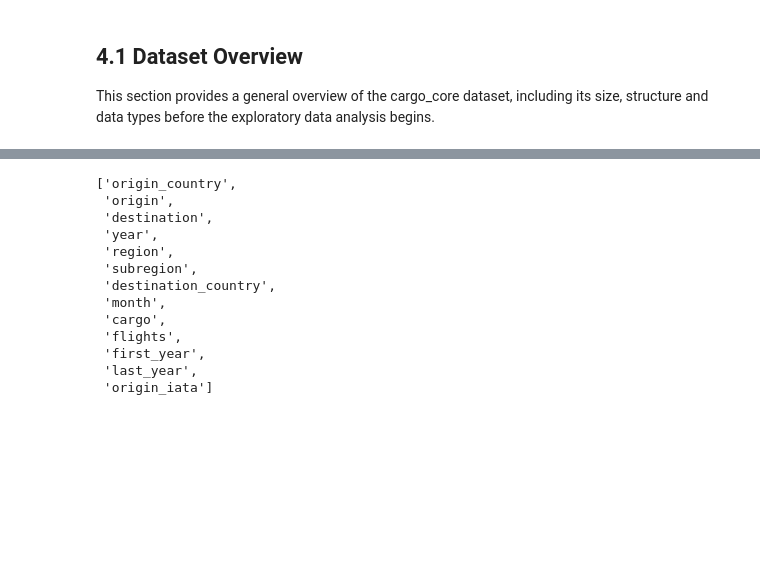
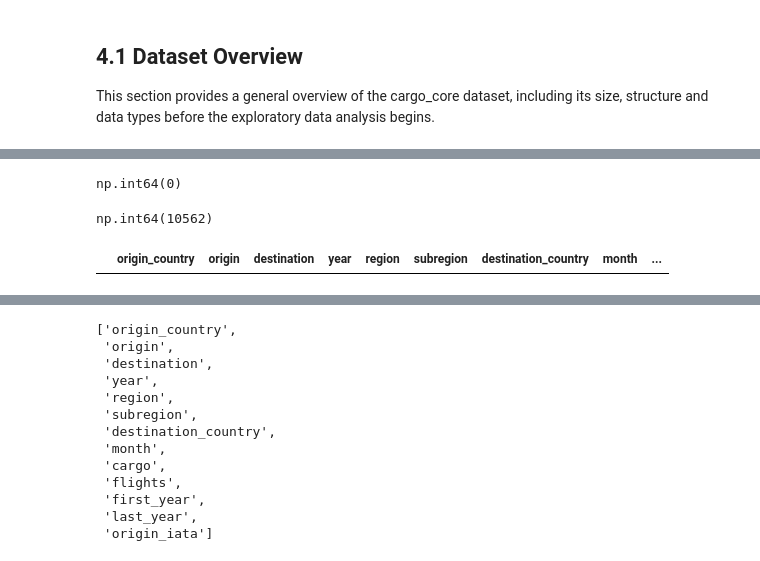
Before and after one commit to h-albrecht-ams/Capstone-Project, a Jupyter notebook: python/01_cargo_analysis.ipynb, the cells around one changed output, grey strips where cells are left out. Cells and saved outputs as stored; diff of their text form; code cells hidden in the pictures; blank space fills up the shorter version.

```diff
--- a/python/01_cargo_analysis.ipynb
+++ b/python/01_cargo_analysis.ipynb
@@ -816,0 +820,14 @@ cargo_core.shape
+# %%
+cargo_core["cargo"].isna().sum()
+# %% [output]
+np.int64(0)
+# %%
+cargo_core["flights"].isna().sum()
+# %% [output]
+np.int64(10562)
+# %%
+cargo_core[
+    cargo_core["destination"].str.contains("MULHOUSE", case=False, na=False)
+]
+# %% [output]
+|  | origin_country | origin | destination | year | region | subregion | destination_country | month | ... |
```
Also changed, not shown: parts of 79 cells of this notebook.
